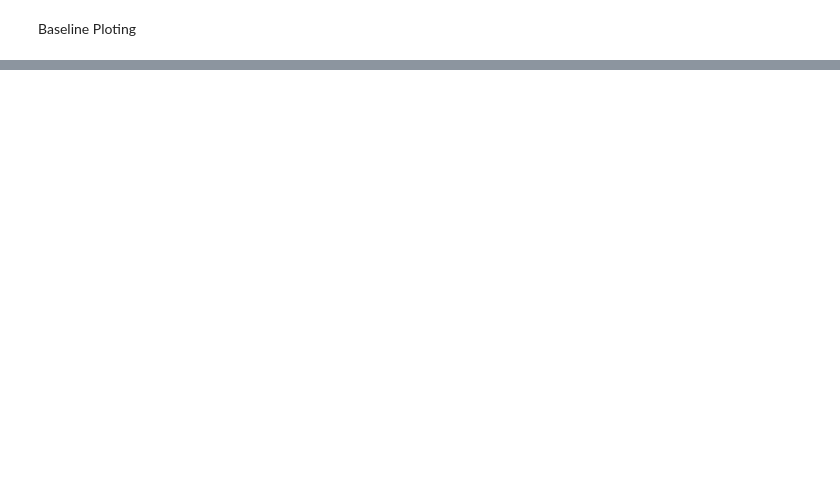
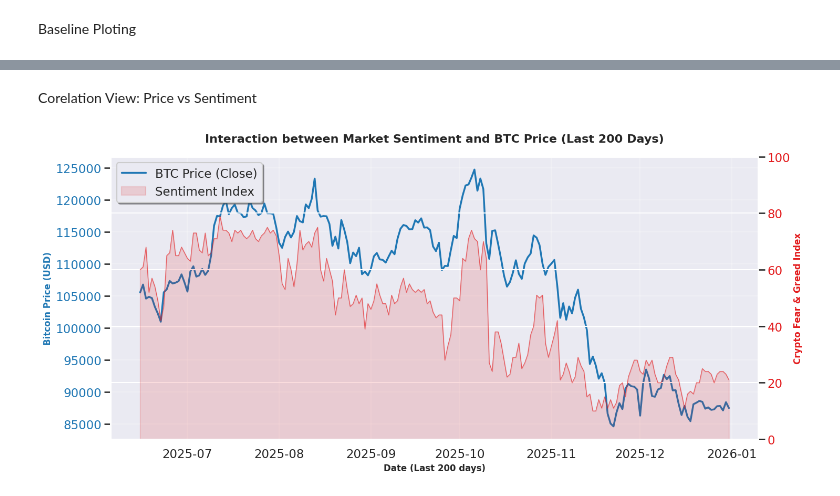
Before and after one commit to StanciuAlin/Crypto-Trend-DeepLearning, a Jupyter notebook: Crypto_Trend_Prediction_Baseline.ipynb, the cells around one changed output, grey strips where cells are left out. Cells and saved outputs as stored; diff of their text form; code cells hidden in the pictures; blank space fills up the shorter version.

```diff
--- a/Crypto_Trend_Prediction_Baseline.ipynb
+++ b/Crypto_Trend_Prediction_Baseline.ipynb
@@ -268,0 +553,40 @@ Trend Accuracy (%)        48.054920          50.114416
+# %% [markdown]
+Corelation View: Price vs Sentiment
+# %%
+# We set the visual style for a professional, academic look
+plt.style.use('seaborn-v0_8-muted')
+fig, ax1 = plt.subplots(figsize=(15, 7))
+
+# --- Primary Axis: Bitcoin Price ---
+color_price = '#1f77b4' # Saturated blue
+ax1.set_xlabel('Date (Last 200 days)', fontsize=12, fontweight='bold')
+ax1.set_ylabel('Bitcoin Price (USD)', color=color_price, fontsize=12, fontweight='bold')
+ax1.plot(df_final.index[-200:], df_final['Close'][-200:], color=color_price, linewidth=2.5, label='BTC Price (Close)')
+ax1.tick_params(axis='y', labelcolor=color_price)
+ax1.grid(True, alpha=0.3)
+
+# --- Secondary Axis: Fear & Greed Index ---
+ax2 = ax1.twinx() # We create the dual axis
+color_sent = '#e31a1c' # Red for contrast
+ax2.set_ylabel('Crypto Fear & Greed Index', color=color_sent, fontsize=12, fontweight='bold')
+
+# We use fill_between for greater visual impact (attractive for presentation)
+ax2.fill_between(df_final.index[-200:], df_final['fng_value'][-200:], color=color_sent, alpha=0.15, label='Sentiment Index')
+ax2.plot(df_final.index[-200:], df_final['fng_value'][-200:], color=color_sent, linewidth=1, alpha=0.6)
+ax2.tick_params(axis='y', labelcolor=color_sent)
+
+# We set the limits for sentiment (0-100 according to the index methodology)
+ax2.set_ylim(0, 100)
+
+# Title and Legend
+plt.title('Interaction between Market Sentiment and BTC Price (Last 200 Days)', fontsize=16, pad=20, fontweight='bold')
+fig.tight_layout()
+
+# Combine the legends on both axes
+lines, labels = ax1.get_legend_handles_labels()
+lines2, labels2 = ax2.get_legend_handles_labels()
+ax1.legend(lines + lines2, labels + labels2, loc='upper left', frameon=True, shadow=True)
+
+plt.show()
+# %% [output]
+[figure, added]
```
Also changed, not shown: parts of 25 cells of this notebook.
